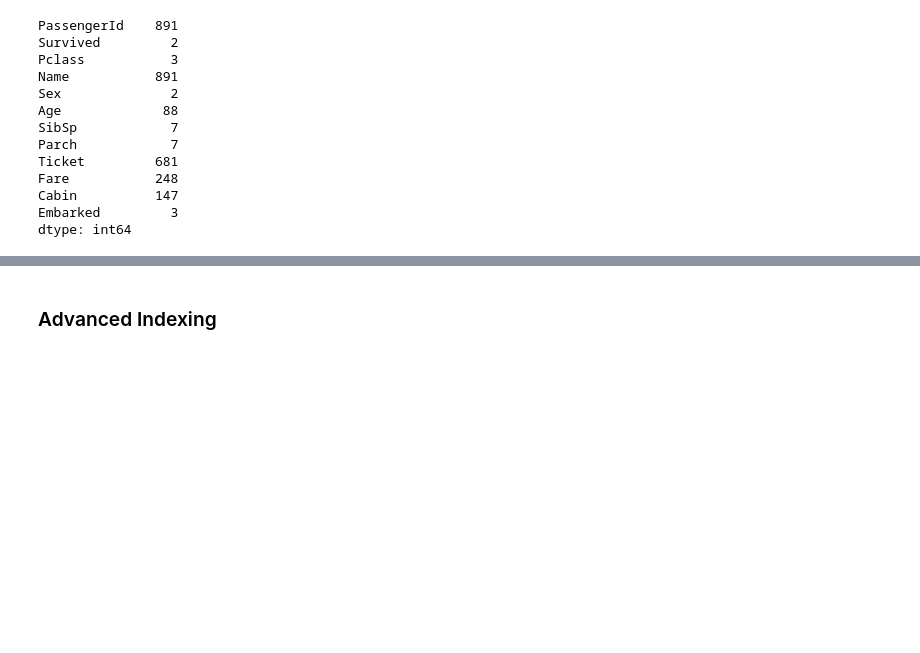
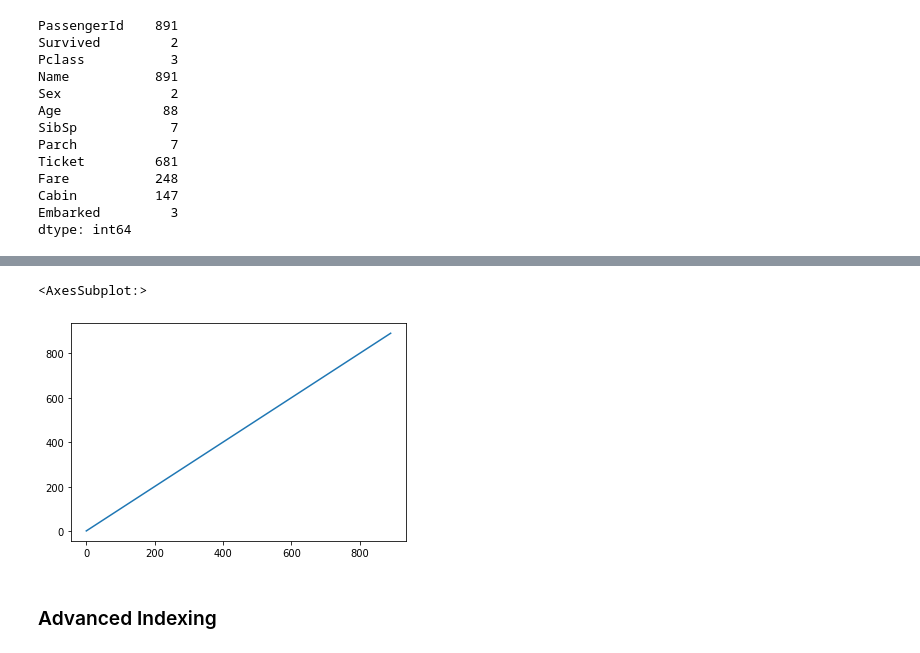
Before and after one commit to ValRCS/Python_Data_Analysis_Forecasting, a Jupyter notebook: notebooks/pandas_cheatsheet.ipynb, the cells around one changed output, grey strips where cells are left out. Cells and saved outputs as stored; diff of their text form; code cells hidden in the pictures; blank space fills up the shorter version.

```diff
--- a/notebooks/pandas_cheatsheet.ipynb
+++ b/notebooks/pandas_cheatsheet.ipynb
@@ -503,2 +589,7 @@ memory usage: 83.6+ KB
+# %%
+df.PId.plot() # plot only PId against index
+# %% [output]
+<AxesSubplot:>
+[figure, added]
 # %% [markdown]
 ### Advanced Indexing
```
Also changed, not shown: parts of 31 cells of this notebook.
